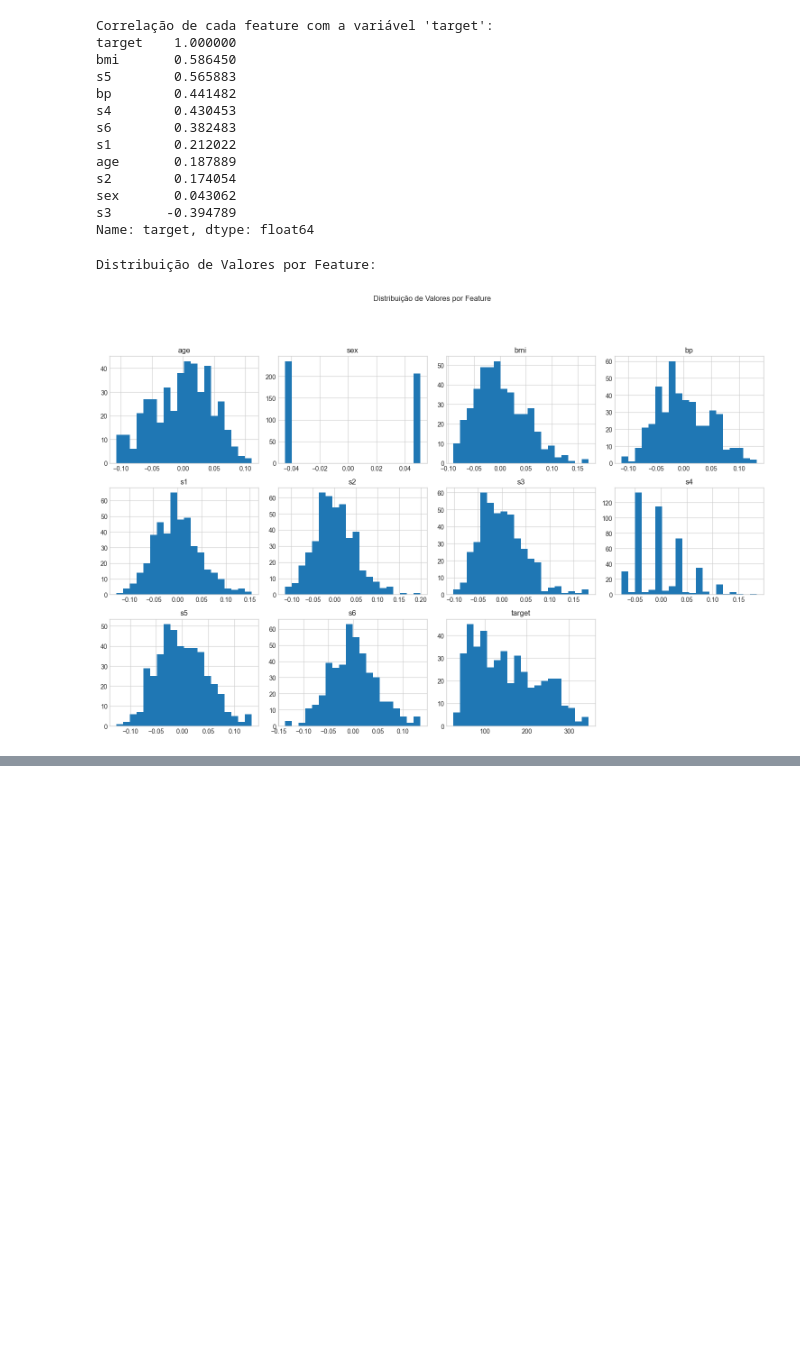
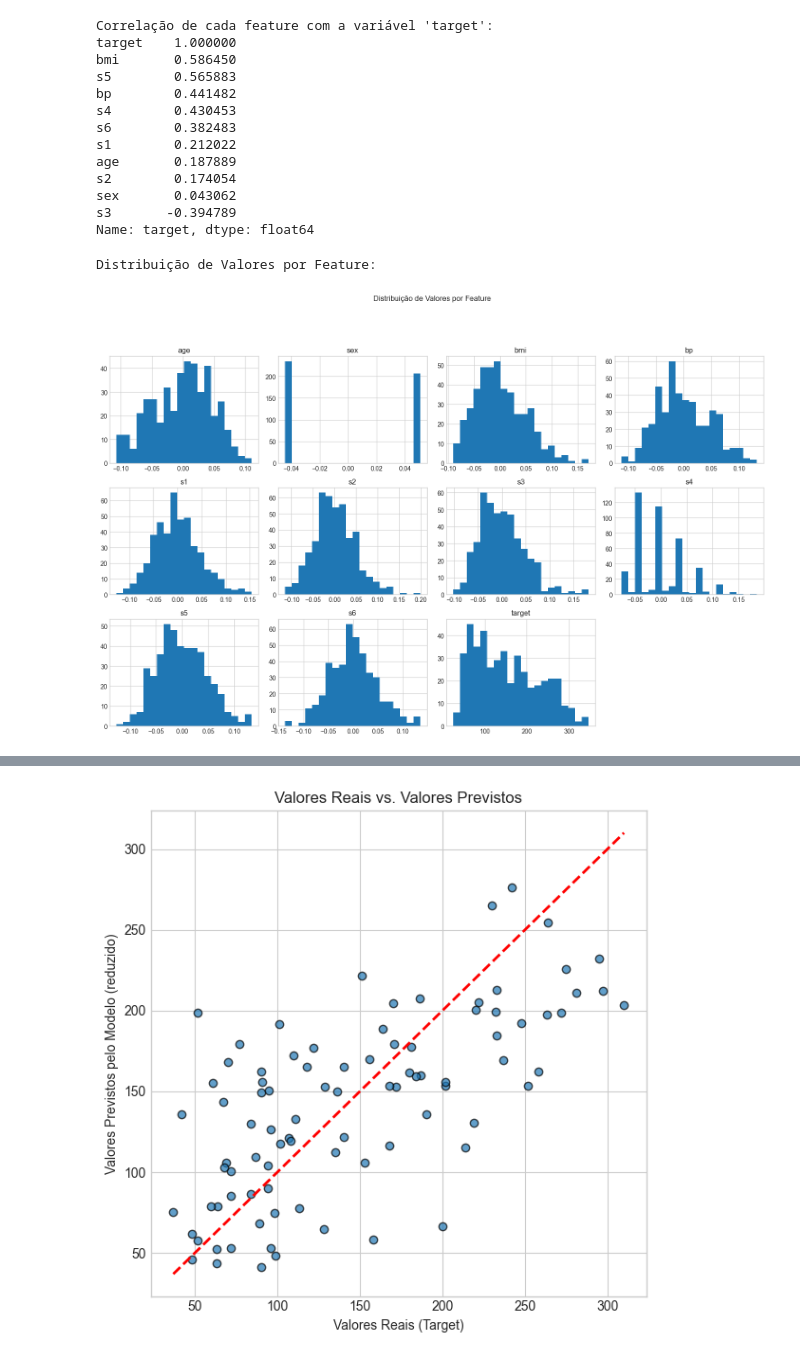
Before and after one commit to Gustavo-b017/IA, a Jupyter notebook: CP1/cp1.ipynb, the cells around one changed output, grey strips where cells are left out. Saved outputs shown, nothing was run; the diff lists cells and outputs as text; code cells hidden in the pictures; blank space fills up the shorter version.

```diff
--- a/CP1/cp1.ipynb
+++ b/CP1/cp1.ipynb
@@ -334,0 +256,81 @@ ODR -> Inclinação (m): 1500.00, Intercepto (b): 152.12
+# %%
+# ===========================================================
+# Célula 6 — Modelo com Features Selecionadas (MANUAL, mesmo split)
+# ===========================================================
+
+# 1) Selecionar features a remover (menor correlação absoluta)
+features_to_drop = ['sex', 'age']
+print(f"Features removidas (menor correlação com o alvo): {features_to_drop}\n")
+
+# 2) Reutilizar o MESMO split da Célula 5 (NÃO chamar train_test_split de novo)
+cols_keep = [c for c in X.columns if c not in features_to_drop]
+feature_names_reduced = cols_keep
+
+Xtr_r = X_train[cols_keep].values
+Xte_r = X_test[cols_keep].values
+ytr   = y_train.values.reshape(-1, 1)
+yte   = y_test.values.reshape(-1,  1)
+
+# 3) Pré-processamento (Padronização) apenas nas features reduzidas
+scaler_reduced = StandardScaler()
+Xtr_r_s = scaler_reduced.fit_transform(Xtr_r)
+Xte_r_s = scaler_reduced.transform(Xte_r)
+
+# 4) Regressão Linear MANUAL (pseudo-inversa) com intercepto
+ones_tr = np.ones((Xtr_r_s.shape[0], 1))
+ones_te = np.ones((Xte_r_s.shape[0], 1))
+Xtr_r_b = np.hstack([ones_tr, Xtr_r_s])
+Xte_r_b = np.hstack([ones_te, Xte_r_s])
+
+# beta = (X'X)^+ X'y
+XtX_r = Xtr_r_b.T @ Xtr_r_b
+Xty_r = Xtr_r_b.T @ ytr
+beta_r = np.linalg.pinv(XtX_r) @ Xty_r   # estável numericamente
+
+intercept_reduced = float(beta_r[0, 0])
+coef_reduced_vals = beta_r[1:, 0].copy()
+
+# 5) Predições (MANUAL)
+y_train_pred_reduced = (Xtr_r_b @ beta_r).ravel()
+y_test_pred_reduced  = (Xte_r_b @ beta_r).ravel()
+
+# 6) Avaliação (MANUAL) — mesmas funções da Célula 5 (redeclara se necessário)
+def manual_r2_score(y_true, y_pred):
+    y_true = np.asarray(y_true).ravel()
+    y_pred = np.asarray(y_pred).ravel()
+    ss_res = np.sum((y_true - y_pred)**2)
+    ss_tot = np.sum((y_true - y_true.mean())**2)
+    return 1.0 - ss_res/ss_tot
+
+def manual_rmse(y_true, y_pred):
+    y_true = np.asarray(y_true).ravel()
+    y_pred = np.asarray(y_pred).ravel()
+    return np.sqrt(np.mean((y_true - y_pred)**2))
+
+r2_train_reduced = manual_r2_score(ytr, y_train_pred_reduced)
+r2_test_reduced  = manual_r2_score(yte, y_test_pred_reduced)
+rmse_test_reduced = manual_rmse(yte, y_test_pred_reduced)
+
+print("--- Avaliação do Modelo Reduzido (MANUAL) ---")
+print(f"R² (Treino): {r2_train_reduced:.4f}")
+print(f"R² (Teste):  {r2_test_reduced:.4f}")
+print(f"RMSE (Teste): {rmse_test_reduced:.4f}\n")
+
+# 7) Coeficientes do modelo reduzido
+print("Intercepto (reduzido):", intercept_reduced)
+coef_reduced = pd.Series(coef_reduced_vals, index=feature_names_reduced)
+print("\nFeatures mais importantes por peso absoluto (modelo reduzido):")
+print(coef_reduced.abs().sort_values(ascending=False))
+
+# 8) Gráfico Real vs Previsto (teste) — reduzido
+plt.figure(figsize=(6,6))
+plt.scatter(yte, y_test_pred_reduced, alpha=0.7, edgecolors='k')
+ymin = float(min(yte.min(), y_test_pred_reduced.min()))
+ymax = float(max(yte.max(), y_test_pred_reduced.max()))
+plt.plot([ymin, ymax], [ymin, ymax], 'r--', lw=2)
+plt.xlabel('Valores Reais (Target)')
+plt.ylabel('Valores Previstos pelo Modelo (reduzido)')
+plt.title('Valores Reais vs. Valores Previstos')
+plt.tight_layout()
+plt.show()
+# %% [output]
@@ -334,0 +356 @@ ODR -> Inclinação (m): 1500.00, Intercepto (b): 152.12
+[figure, added]
```
Also changed, not shown: parts of 8 cells of this notebook, 50 other files.
